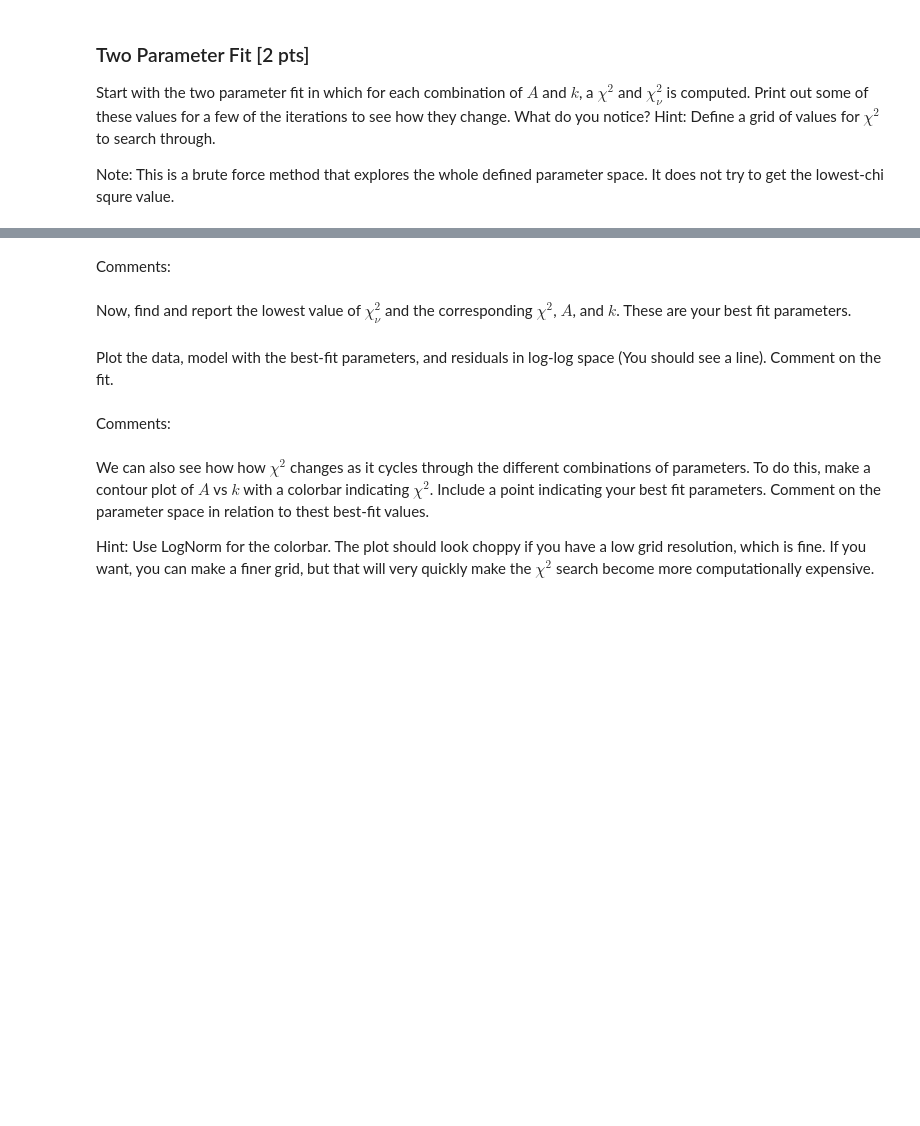
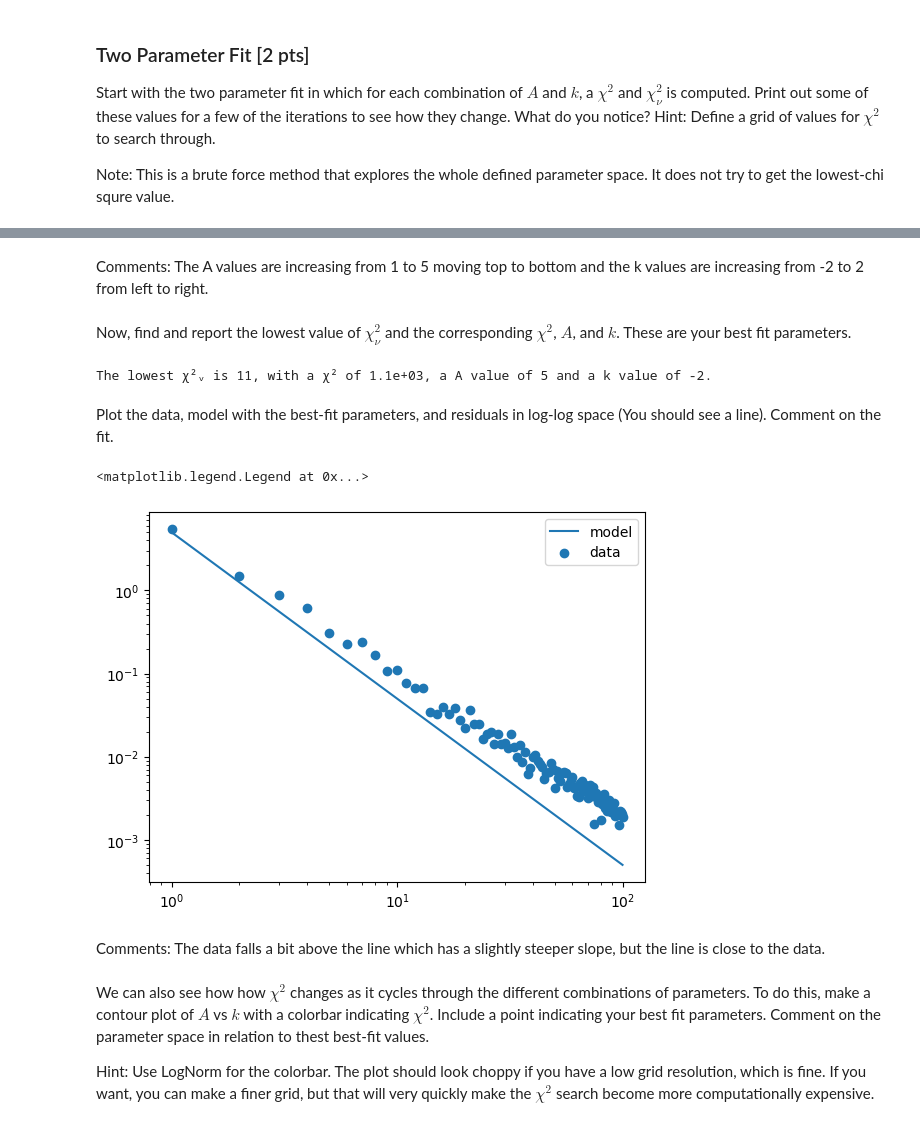
Before and after one commit to linderkait/ASTR5900_work, a Jupyter notebook: HW07_ChiSquared_MCMC.ipynb, the cells around one changed output, grey strips where cells are left out. Drawn from its saved outputs; the diff is of its cells as text; code cells hidden in the pictures; blank space fills up the shorter version.

```diff
--- a/HW07_ChiSquared_MCMC.ipynb
+++ b/HW07_ChiSquared_MCMC.ipynb
@@ -86,14 +86,18 @@ Note: This is a brute force method that explores the whole defined parameter spa
 # Two param fit
 ypower = lambda x: A * x ** k    #define the model
 
-A_arr = range(1, 5)
-k_arr = np.linspace(0, 2, 5)
-chi2 = np.zeros(5, 5)
-chi2nu = np.zeros(5, 5)
+A_arr = range(1, 6)
+k_arr = np.linspace(-2, 2, 5)
+chi2power = np.zeros((5, 5))
+chi2nupower = np.zeros((5, 5))
+nu = len(x) - 1
 
 for i in range(5):
     A = A_arr[i]
     for j in range(5):
         k = k_arr[j]
         ymod = ypower(x)
-        chi2[i, j] = chi2(y, ymod, y_err)
+        chi2power[i, j] = chi2(y, ymod, y_err)
+        chi2nupower[i, j] = chi2nu(chi2power[i, j], nu)
+
+print(chi2power)
@@ -100,15 +115,31 @@ for i in range(5):
 # %% [markdown]
-Comments:
+Comments:  The A values are increasing from 1 to 5 moving top to bottom and the k values are increasing from -2 to 2 from left to right.
 # %% [markdown]
 Now, find and report the lowest value of $\chi^{2}_{\nu}$ and the corresponding $\chi^{2}$, $A$, and $k$. These are your best fit parameters.
 # %%
 # Get the best values - The printed output is fine
+index = np.argmin(chi2nupower)
+Aindex = (index) // 5
+kindex = index % 5
+print(f'The lowest \u03c7\u00b2\u1D65 is {chi2nupower[Aindex, kindex]:.2g}, with a \u03c7\u00b2 of {chi2power[Aindex, kindex]:.2g}, a A value of {A_arr[Aindex]:.2g} and a k value of {k_arr[kindex]:.2g}.')
+# %% [output]
+The lowest χ²ᵥ is 11, with a χ² of 1.1e+03, a A value of 5 and a k value of -2.
 # %% [markdown]
 Plot the data, model with the best-fit parameters, and residuals in log-log space (You should see a line). Comment on the fit.
 # %%
 # Plot in loglog - You should see a line
+A = A_arr[Aindex]
+k = k_arr[kindex]
+ybest = ypower(x)
+
+plt.loglog(x, ybest, label = 'model')
+plt.scatter(x, y, label = 'data')
+plt.legend()
+# %% [output]
+<matplotlib.legend.Legend at 0x...>
+[figure, added]
 # %% [markdown]
-Comments:
+Comments: The data falls a bit above the line which has a slightly steeper slope, but the line is close to the data.
 # %% [markdown]
 We can also see how how $\chi^{2}$ changes as it cycles through the different combinations of parameters. To do this, make a contour plot of $A$ vs $k$ with a colorbar indicating $\chi^{2}$. Include a point indicating your best fit parameters. Comment on the parameter space in relation to thest best-fit values.
 
```
Also changed, not shown: parts of 6 cells of this notebook.
